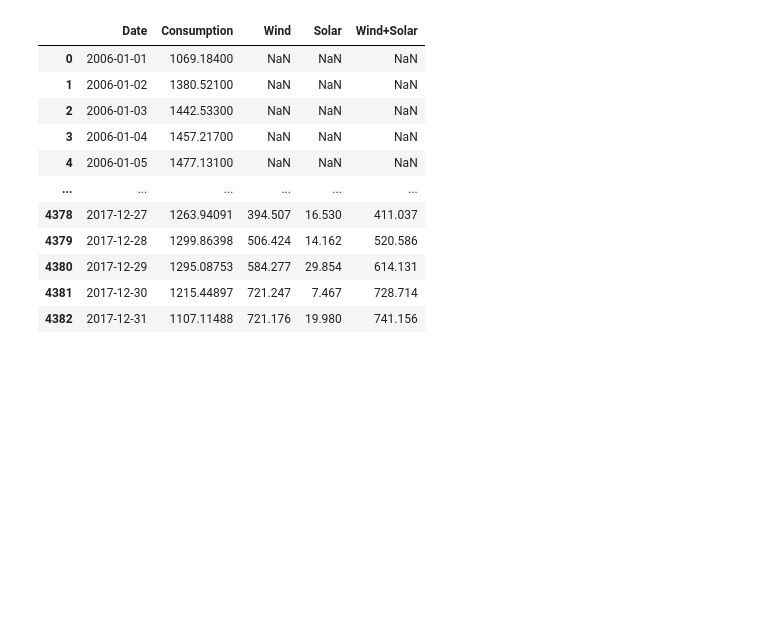
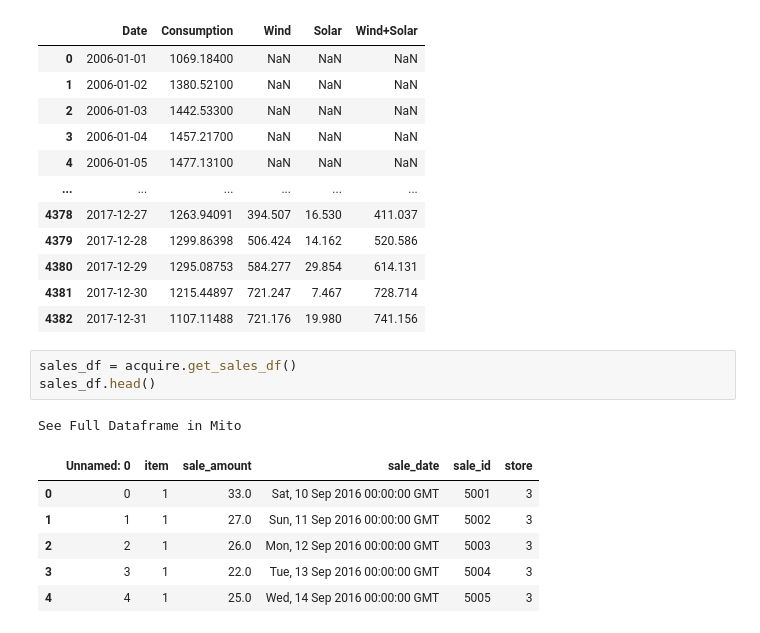
Before and after one commit to fred-lindsey/time_series, a Jupyter notebook: time_series_exercises.ipynb, the cells around one changed output. Drawn from its saved outputs; the diff is of its cells as text; blank space fills up the shorter version.

```diff
--- a/time_series_exercises.ipynb
+++ b/time_series_exercises.ipynb
@@ -810,3 +808,14 @@ See Full Dataframe in Mito
 | 4380 | 2017-12-29 | 1295.08753 | 584.277 | 29.854 | 614.131 |
 | 4381 | 2017-12-30 | 1215.44897 | 721.247 | 7.467 | 728.714 |
 | 4382 | 2017-12-31 | 1107.11488 | 721.176 | 19.980 | 741.156 |
+# %%
+sales_df = acquire.get_sales_df()
+sales_df.head()
+# %% [output]
+See Full Dataframe in Mito
+|  | Unnamed: 0 | item | sale_amount | sale_date | sale_id | store |
+| 0 | 0 | 1 | 33.0 | Sat, 10 Sep 2016 00:00:00 GMT | 5001 | 3 |
+| 1 | 1 | 1 | 27.0 | Sun, 11 Sep 2016 00:00:00 GMT | 5002 | 3 |
+| 2 | 2 | 1 | 26.0 | Mon, 12 Sep 2016 00:00:00 GMT | 5003 | 3 |
+| 3 | 3 | 1 | 22.0 | Tue, 13 Sep 2016 00:00:00 GMT | 5004 | 3 |
+| 4 | 4 | 1 | 25.0 | Wed, 14 Sep 2016 00:00:00 GMT | 5005 | 3 |
```
Also changed, not shown: parts of 7 cells of this notebook, 5 other files.
